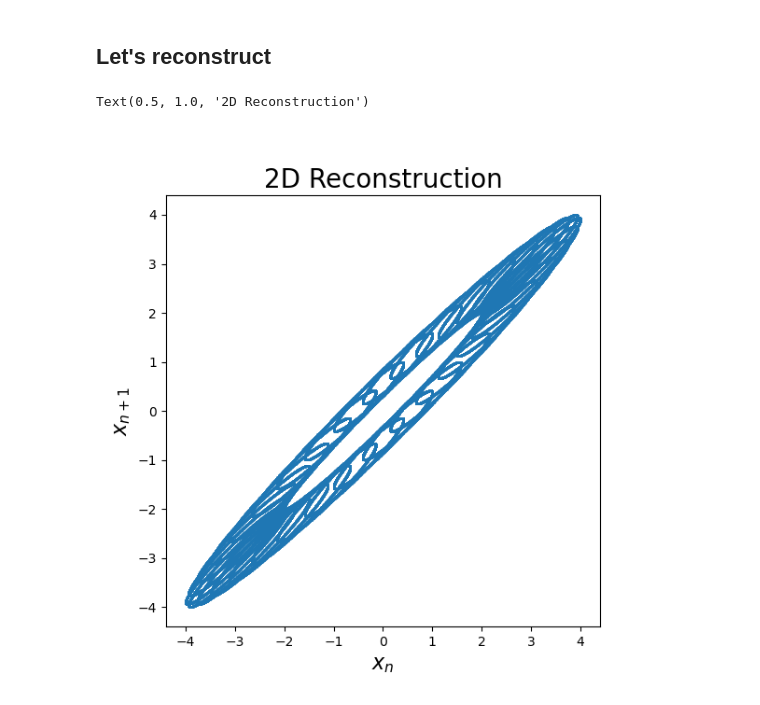
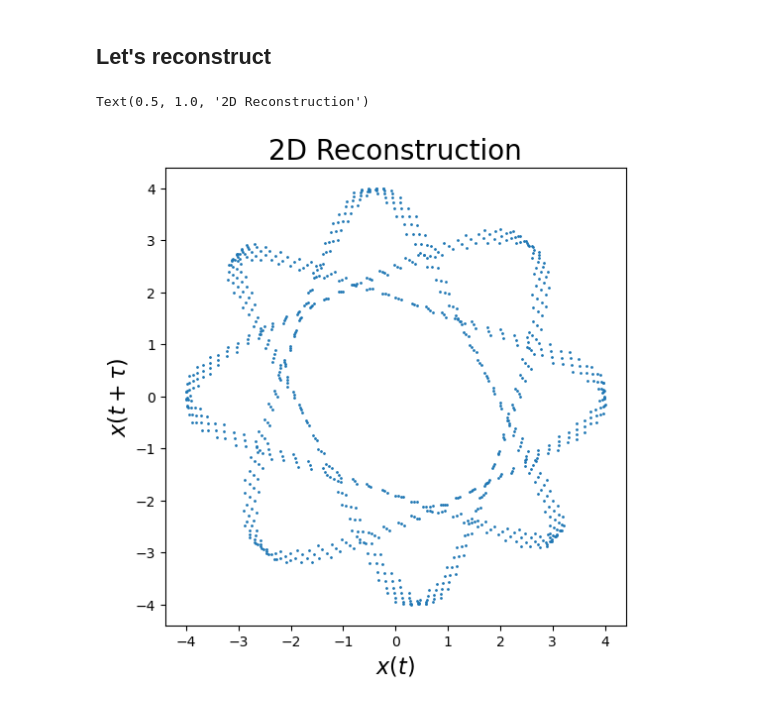
Before and after one commit to JosephWick/PhaseReconstruction, a Jupyter notebook: example_1st.ipynb, the cells around one changed output. Drawn from its saved outputs; the diff is of its cells as text; code cells hidden in the pictures.

```diff
--- a/example_1st.ipynb
+++ b/example_1st.ipynb
@@ -7,4 +18,4 @@ import matplotlib.pyplot as plt
 # %%
 def func(t):
-    return 3*np.sin(t) + np.sin(np.sqrt(2)*t)
+    return 3*np.sin(np.sqrt(2)*t) + np.sin(np.sqrt(3)*t)
 # %%
@@ -33,7 +42,14 @@ def reconstructPhase(sv, tau, n):
     '''
     reconstructPhase()
         samples state vector 'sv' at delay tau, with dimension n
+
+    Parameters:
+    -----------
+    sv : state vector of one dimension of the system
+    tau : integer time delay, in units of time steps
+    n : integer number of dimensions for phase space reconstruction
     '''
+
     state = []
     for _ in range(n): state.append([])
 
@@ -45,22 +61,27 @@ def reconstructPhase(sv, tau, n):
 # %% [markdown]
 ## Let's reconstruct
 # %%
-tau = np.pi/16
-tspan = np.arange(0,10000,tau) #(start, stop, step)
+%matplotlib inline
+
+tau = 21
+
+# since we aren't actually integrating, tau is handled here
+tspan = np.arange(0,20000,tau) #(start, stop, step)
 y = func(tspan)
 
 # now let's see what the phase space reconstruction does
+# tau=1 for function input bc the delays are done in `tspan`
 s2 = reconstructPhase(y, 1, 2)
 
 fig = plt.figure(figsize=(6,6))
 
 plt.scatter(s2[0], s2[1], s=1)
-plt.xlabel(r'$x_n$', fontsize=16)
-plt.ylabel(r'$x_{n+1}$', fontsize=16)
+plt.xlabel(r'$x(t)$', fontsize=16)
+plt.ylabel(r'$x(t+\tau)$', fontsize=16)
 plt.title('2D Reconstruction', fontsize=20)
 # %% [output]
 Text(0.5, 1.0, '2D Reconstruction')
-[figure, old version]
+[figure, new version]
 # %%
 %matplotlib widget
 
```
Also changed, not shown: parts of 4 cells of this notebook, 1 other file.
